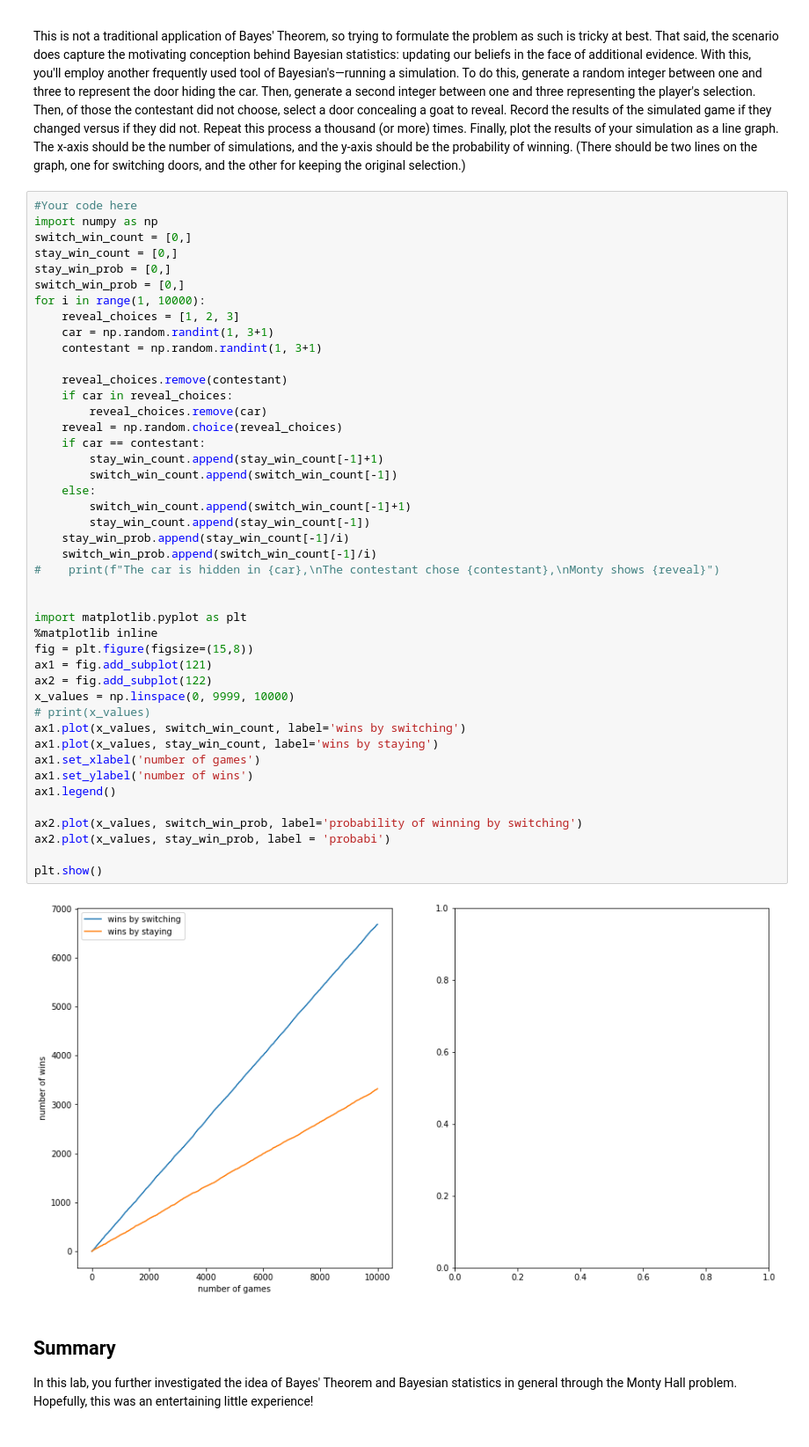
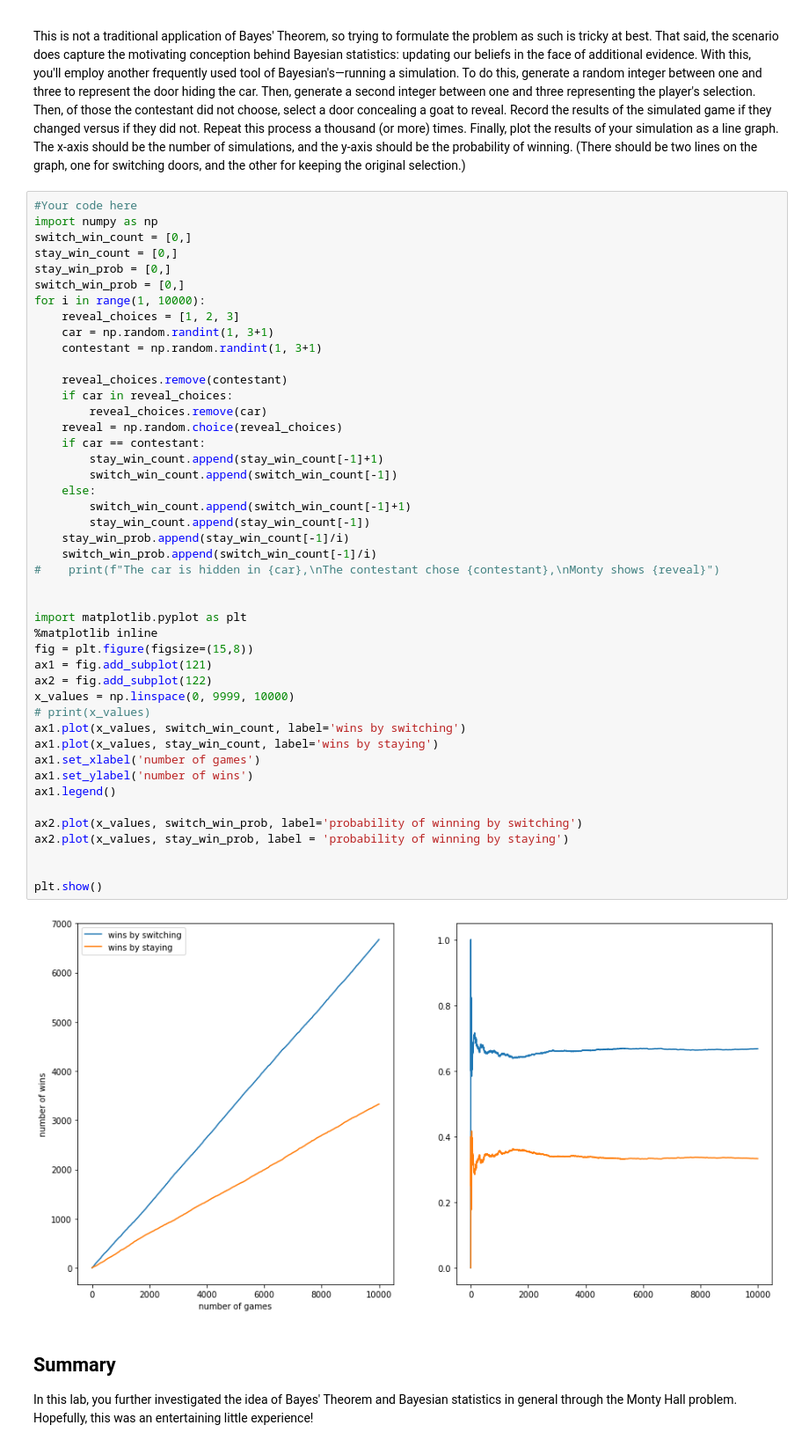
Before and after one commit to kathrinv/dsc-monty-hall-problem-lab-nyc-ds-082619, a Jupyter notebook: index.ipynb, the cells around one changed output. Shown at 88% size. Drawn from its saved outputs; the diff is of its cells as text.

```diff
--- a/index.ipynb
+++ b/index.ipynb
@@ -32,35 +32,36 @@ for i in range(1, 10000):
         reveal_choices.remove(car)
     reveal = np.random.choice(reveal_choices)
     if car == contestant:
         stay_win_count.append(stay_win_count[-1]+1)
         switch_win_count.append(switch_win_count[-1])
     else:
         switch_win_count.append(switch_win_count[-1]+1)
         stay_win_count.append(stay_win_count[-1])
     stay_win_prob.append(stay_win_count[-1]/i)
     switch_win_prob.append(switch_win_count[-1]/i)
 #    print(f"The car is hidden in {car},\nThe contestant chose {contestant},\nMonty shows {reveal}")
 
 
 import matplotlib.pyplot as plt
 %matplotlib inline
 fig = plt.figure(figsize=(15,8))
 ax1 = fig.add_subplot(121)
 ax2 = fig.add_subplot(122)
 x_values = np.linspace(0, 9999, 10000)
 # print(x_values)
 ax1.plot(x_values, switch_win_count, label='wins by switching')
 ax1.plot(x_values, stay_win_count, label='wins by staying')
 ax1.set_xlabel('number of games')
 ax1.set_ylabel('number of wins')
 ax1.legend()
 
 ax2.plot(x_values, switch_win_prob, label='probability of winning by switching')
-ax2.plot(x_values, stay_win_prob, label = 'probabi')
+ax2.plot(x_values, stay_win_prob, label = 'probability of winning by staying')
+
 
 plt.show()
 # %% [output]
-[figure, old version]
+[figure, new version]
 # %% [markdown]
 ## Summary
 
```
